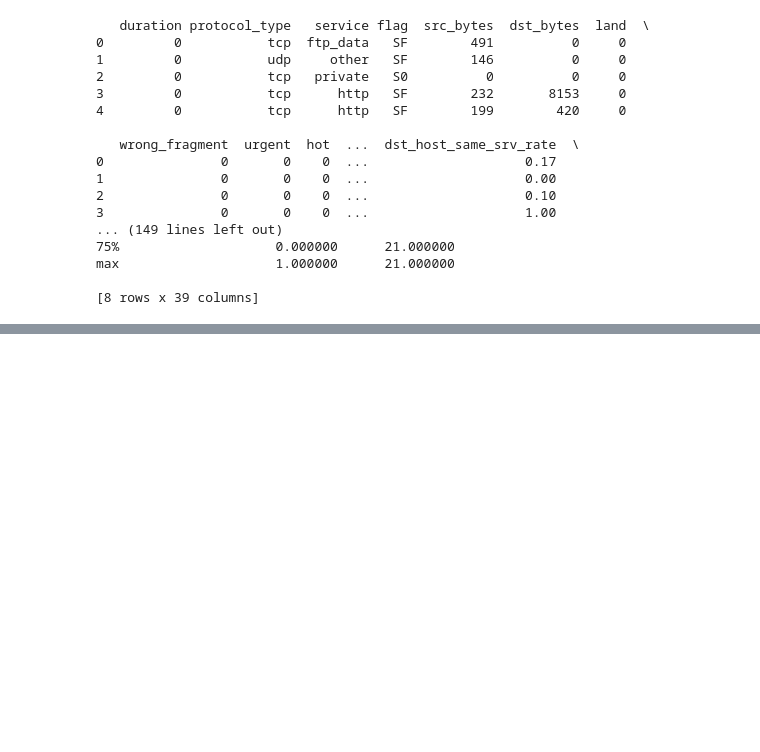
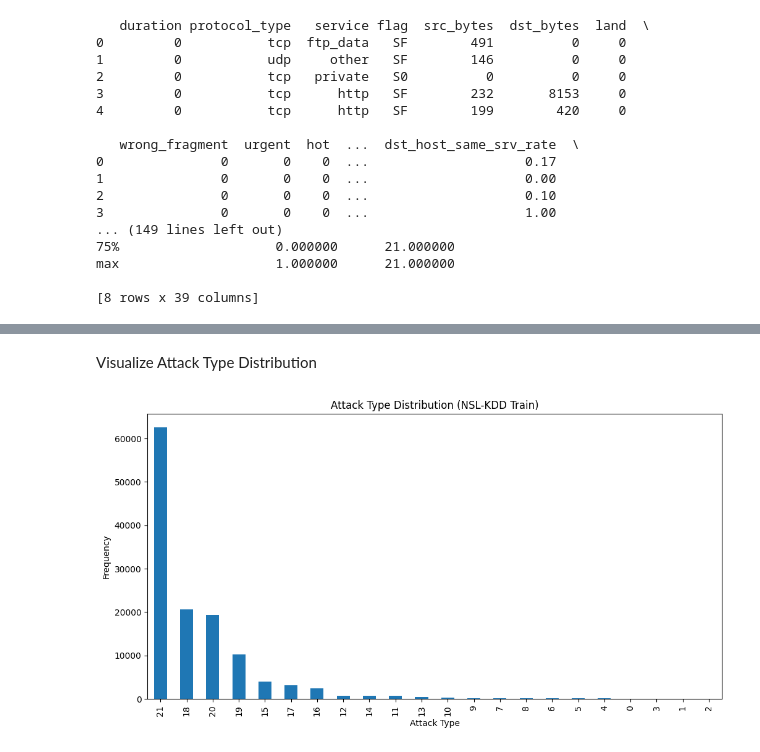
Before and after one commit to SpringBoardMentor193s/SentinelNet, a Jupyter notebook: notebooks/explore_nsl_kdd.ipynb, the cells around one changed output, grey strips where cells are left out. Cells and saved outputs as stored; diff of their text form; code cells hidden in the pictures; blank space fills up the shorter version.

Commit message:
Visualize attack type distribution

```diff
--- a/notebooks/explore_nsl_kdd.ipynb
+++ b/notebooks/explore_nsl_kdd.ipynb
@@ -65,0 +93,10 @@ max                    1.000000      21.000000
+# %% [markdown]
+Visualize Attack Type Distribution
+# %%
+df['level'].value_counts().plot(kind='bar',figsize=(12,6))
+plt.title("Attack Type Distribution (NSL-KDD Train)")
+plt.xlabel("Attack Type")
+plt.ylabel("Frequency")
+plt.show()
+# %% [output]
+[figure, added]
```
Also changed, not shown: parts of 5 cells of this notebook, 3 other files.
